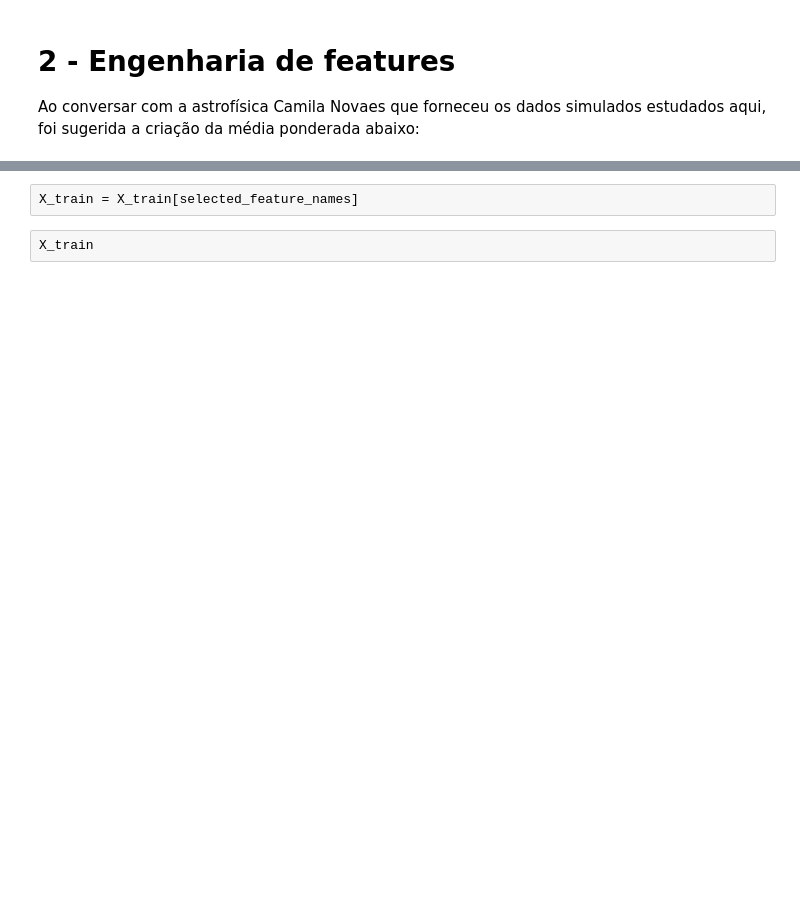
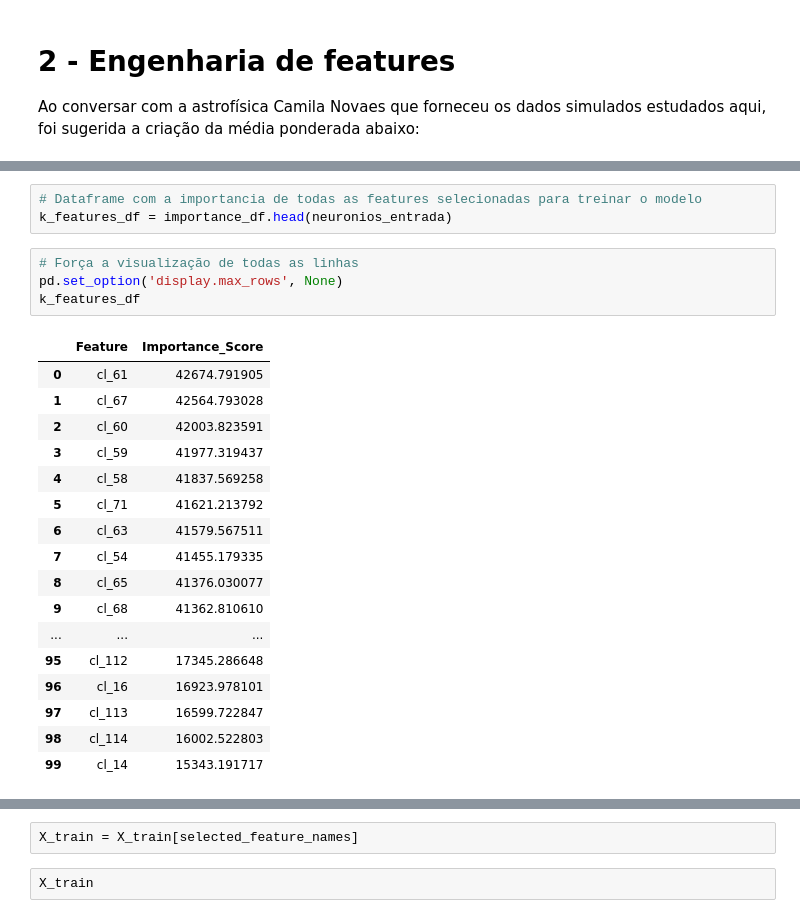
Before and after one commit to RenatodaCostaSantos/capacitacao, a Jupyter notebook: aeroespacial/notebooks/3_engenharia_de_features.ipynb, the cells around one changed output, grey strips where cells are left out. Cells and saved outputs as stored; diff of their text form; blank space fills up the shorter version.

```diff
--- a/aeroespacial/notebooks/3_engenharia_de_features.ipynb
+++ b/aeroespacial/notebooks/3_engenharia_de_features.ipynb
@@ -150,0 +236,25 @@ print("Features Selecionadas:", selected_feature_names)
+# %%
+# Dataframe com a importancia de todas as features selecionadas para treinar o modelo
+k_features_df = importance_df.head(neuronios_entrada)
+# %%
+# Força a visualização de todas as linhas
+pd.set_option('display.max_rows', None)
+k_features_df
+# %% [output]
+|  | Feature | Importance_Score |
+| 0 | cl_61 | 42674.791905 |
+| 1 | cl_67 | 42564.793028 |
+| 2 | cl_60 | 42003.823591 |
+| 3 | cl_59 | 41977.319437 |
+| 4 | cl_58 | 41837.569258 |
+| 5 | cl_71 | 41621.213792 |
+| 6 | cl_63 | 41579.567511 |
+| 7 | cl_54 | 41455.179335 |
+| 8 | cl_65 | 41376.030077 |
+| 9 | cl_68 | 41362.810610 |
+| ... | ... | ... |
+| 95 | cl_112 | 17345.286648 |
+| 96 | cl_16 | 16923.978101 |
+| 97 | cl_113 | 16599.722847 |
+| 98 | cl_114 | 16002.522803 |
+| 99 | cl_14 | 15343.191717 |
```
Also changed, not shown: parts of 34 cells of this notebook, 5 other files.
